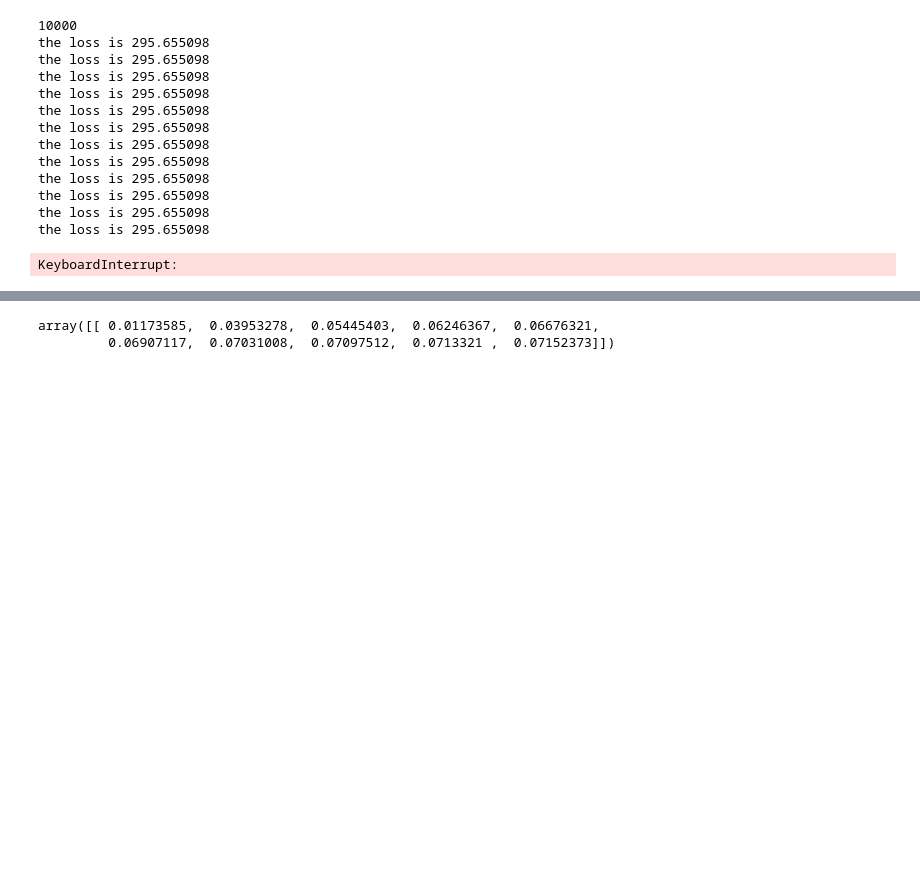
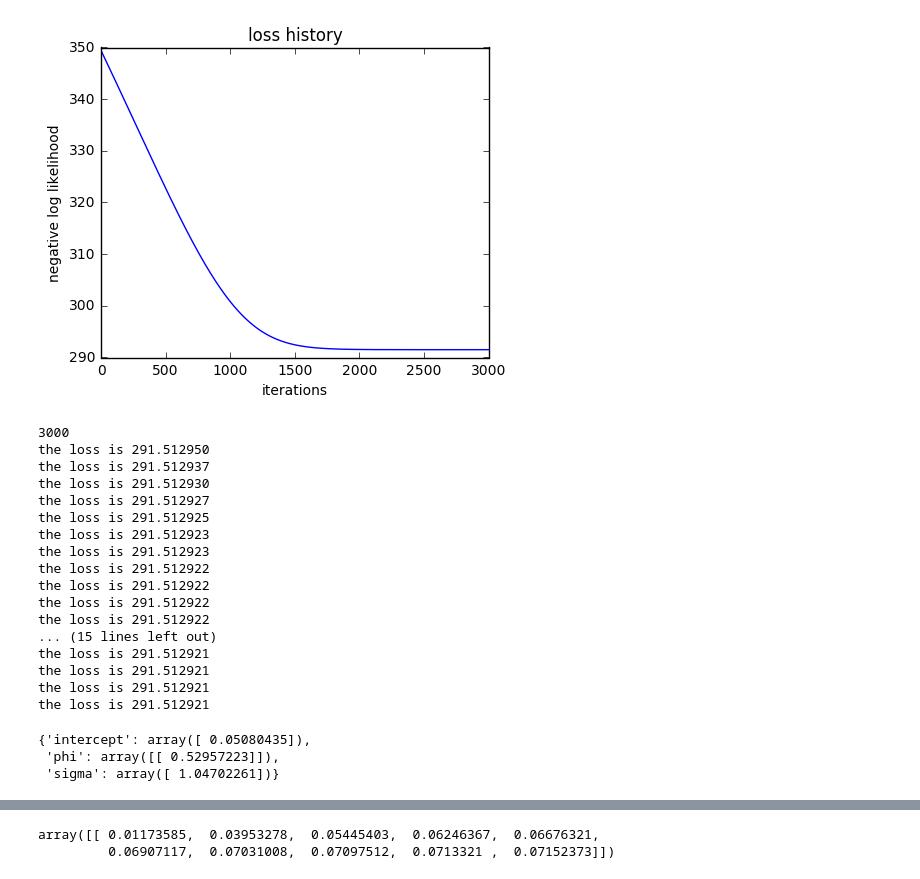
Before and after one commit to APC524/tsap, a Jupyter notebook: demo/demo1.ipynb, the cells around one changed output, grey strips where cells are left out. Saved outputs shown, nothing was run; the diff lists cells and outputs as text; code cells hidden in the pictures; blank space fills up the shorter version.

```diff
--- a/demo/demo1.ipynb
+++ b/demo/demo1.ipynb
@@ -68,3 +117,11 @@ AR_model.params
+# %%
+plt.plot(solver.loss_history)
+plt.xlabel('iterations')
+plt.ylabel('negative log likelihood')
+plt.title('loss history')
+plt.show()
+# %% [output]
+[figure, added]
 # %%
 solver = Solver(AR_model, Y,
                           update_rule='sgd_momentum',
@@ -72,22 +129,28 @@ solver = Solver(AR_model, Y,
                             'learning_rate': 1e-6,
                           },
 
-                          num_epochs=10000, batch_size=1,
+                          num_epochs=3000, batch_size=1,
                           print_every=100)
 solver.train()
 AR_model.params
 # %% [output]
-10000
-the loss is 295.655098
-the loss is 295.655098
-the loss is 295.655098
-the loss is 295.655098
-the loss is 295.655098
-the loss is 295.655098
-the loss is 295.655098
-the loss is 295.655098
-the loss is 295.655098
-the loss is 295.655098
-the loss is 295.655098
-the loss is 295.655098
+3000
+the loss is 291.512950
+the loss is 291.512937
+the loss is 291.512930
+the loss is 291.512927
+the loss is 291.512925
+the loss is 291.512923
+the loss is 291.512923
+the loss is 291.512922
+the loss is 291.512922
+the loss is 291.512922
+the loss is 291.512922
+... (15 lines left out)
+the loss is 291.512921
+the loss is 291.512921
+the loss is 291.512921
+the loss is 291.512921
-KeyboardInterrupt:
+{'intercept': array([ 0.05080435]),
+ 'phi': array([[ 0.52957223]]),
+ 'sigma': array([ 1.04702261])}
```
Also changed, not shown: parts of 7 cells of this notebook, 1 other file.
